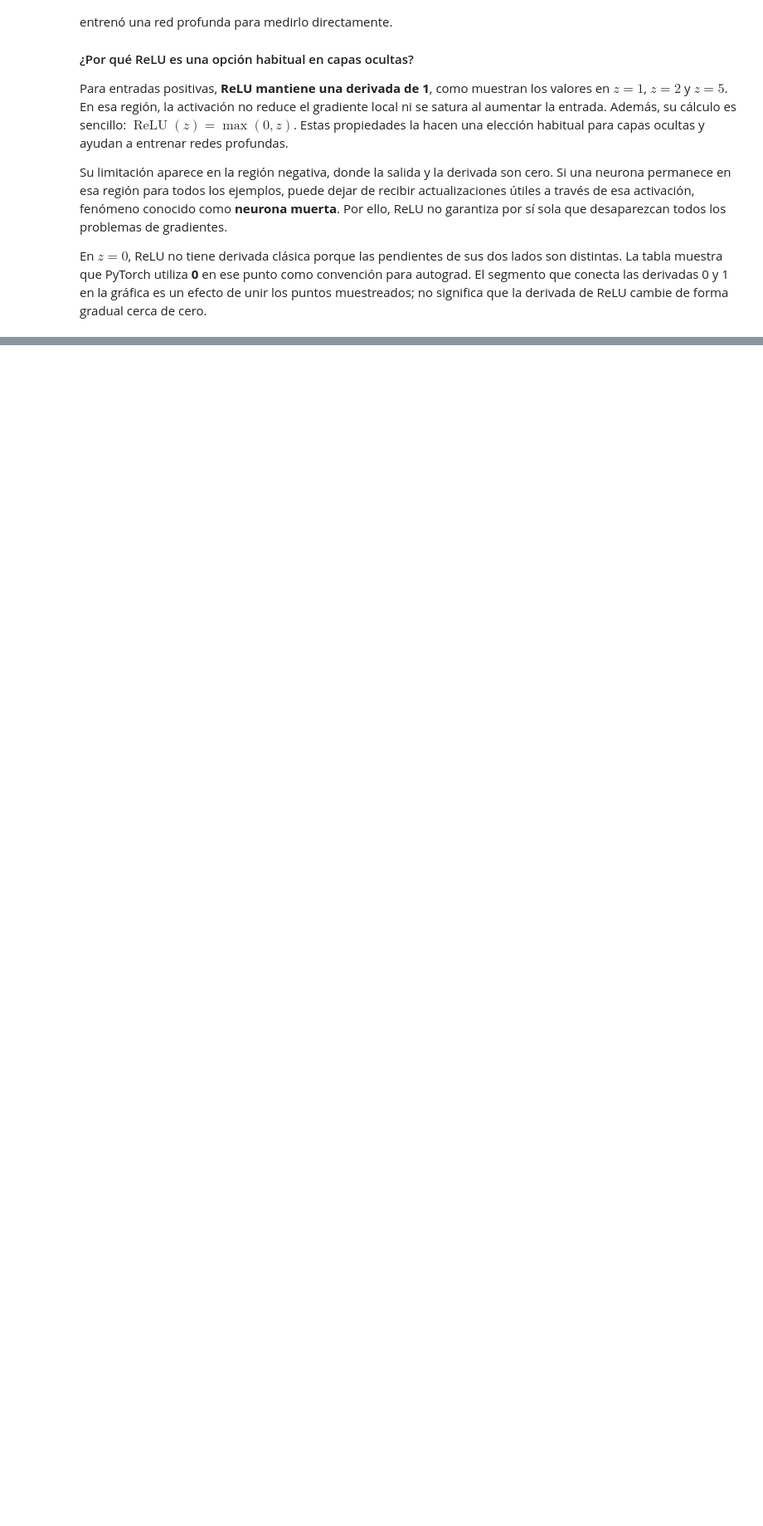
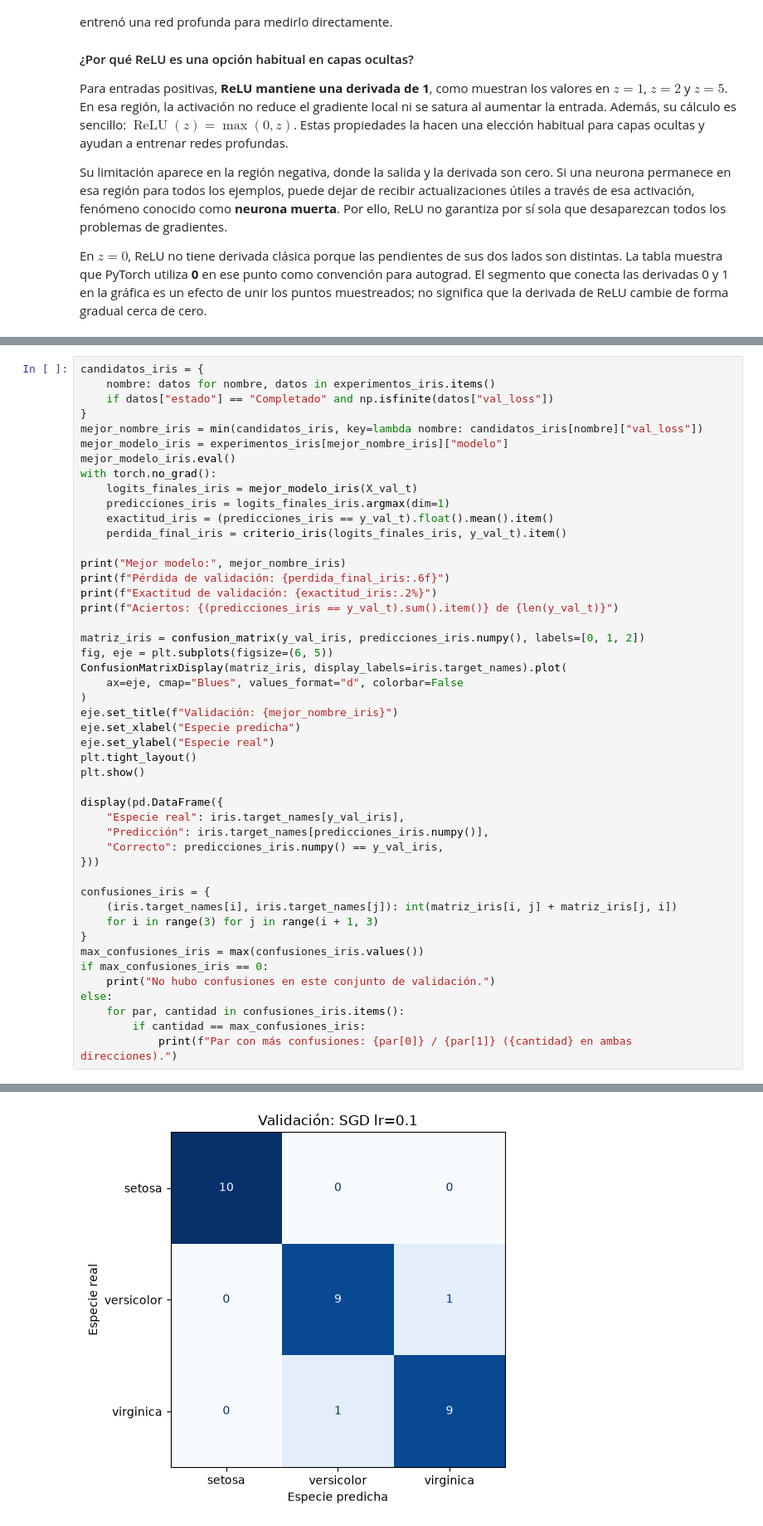
Before and after one commit to Jtanchezz/NLP, a Jupyter notebook: Lab8/lab8.ipynb, the cells around one changed output, grey strips where cells are left out. Shown at 83% size. Saved outputs shown, nothing was run; the diff lists cells and outputs as text; blank space fills up the shorter version.

```diff
--- a/Lab8/lab8.ipynb
+++ b/Lab8/lab8.ipynb
@@ -443,0 +744,48 @@ En **$z=0$**, ReLU no tiene derivada clásica porque las pendientes de sus dos l
+# %%
+candidatos_iris = {
+    nombre: datos for nombre, datos in experimentos_iris.items()
+    if datos["estado"] == "Completado" and np.isfinite(datos["val_loss"])
+}
+mejor_nombre_iris = min(candidatos_iris, key=lambda nombre: candidatos_iris[nombre]["val_loss"])
+mejor_modelo_iris = experimentos_iris[mejor_nombre_iris]["modelo"]
+mejor_modelo_iris.eval()
+with torch.no_grad():
+    logits_finales_iris = mejor_modelo_iris(X_val_t)
+    predicciones_iris = logits_finales_iris.argmax(dim=1)
+    exactitud_iris = (predicciones_iris == y_val_t).float().mean().item()
+    perdida_final_iris = criterio_iris(logits_finales_iris, y_val_t).item()
+
+print("Mejor modelo:", mejor_nombre_iris)
+print(f"Pérdida de validación: {perdida_final_iris:.6f}")
+print(f"Exactitud de validación: {exactitud_iris:.2%}")
+print(f"Aciertos: {(predicciones_iris == y_val_t).sum().item()} de {len(y_val_t)}")
+
+matriz_iris = confusion_matrix(y_val_iris, predicciones_iris.numpy(), labels=[0, 1, 2])
+fig, eje = plt.subplots(figsize=(6, 5))
+ConfusionMatrixDisplay(matriz_iris, display_labels=iris.target_names).plot(
+    ax=eje, cmap="Blues", values_format="d", colorbar=False
+)
+eje.set_title(f"Validación: {mejor_nombre_iris}")
+eje.set_xlabel("Especie predicha")
+eje.set_ylabel("Especie real")
+plt.tight_layout()
+plt.show()
+
+display(pd.DataFrame({
+    "Especie real": iris.target_names[y_val_iris],
+    "Predicción": iris.target_names[predicciones_iris.numpy()],
+    "Correcto": predicciones_iris.numpy() == y_val_iris,
+}))
+
+confusiones_iris = {
+    (iris.target_names[i], iris.target_names[j]): int(matriz_iris[i, j] + matriz_iris[j, i])
+    for i in range(3) for j in range(i + 1, 3)
+}
+max_confusiones_iris = max(confusiones_iris.values())
+if max_confusiones_iris == 0:
+    print("No hubo confusiones en este conjunto de validación.")
+else:
+    for par, cantidad in confusiones_iris.items():
+        if cantidad == max_confusiones_iris:
+            print(f"Par con más confusiones: {par[0]} / {par[1]} ({cantidad} en ambas direcciones).")
+# %% [output]
@@ -443,0 +796 @@ En **$z=0$**, ReLU no tiene derivada clásica porque las pendientes de sus dos l
+[figure, added]
```
Also changed, not shown: parts of 17 cells of this notebook.
